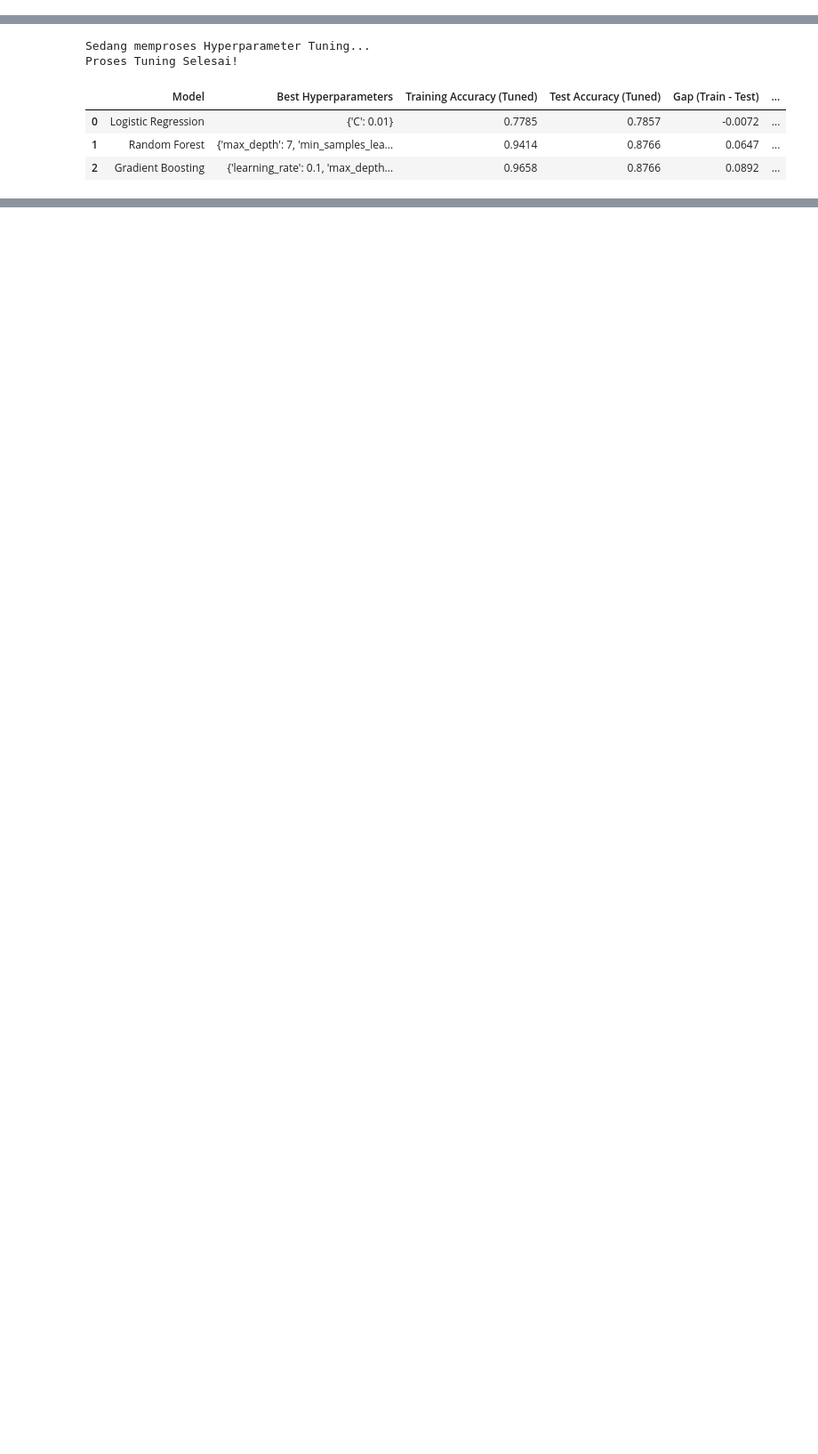
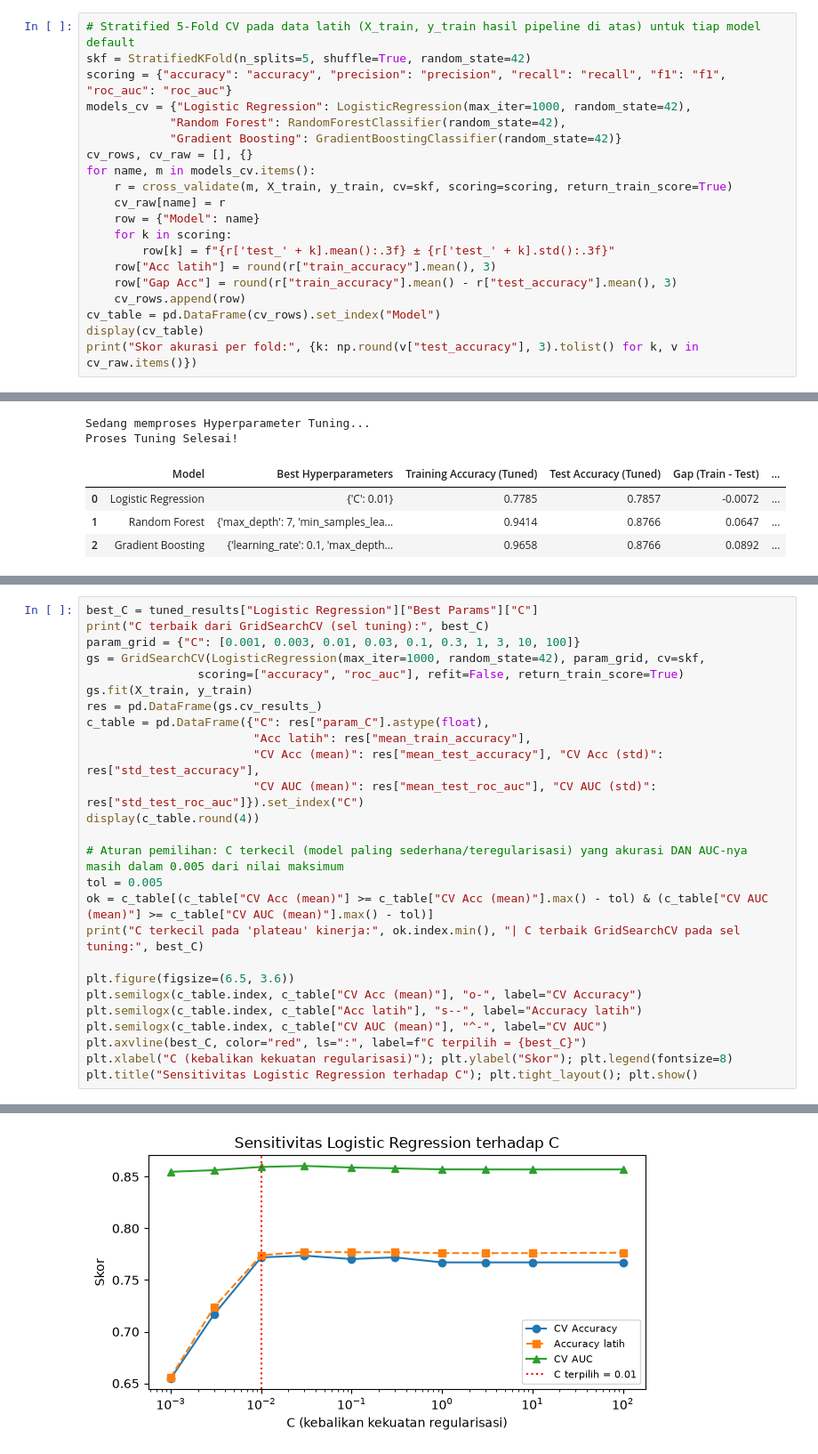
Before and after one commit to RizkyFathurony/PKA_Tugas, a Jupyter notebook: pka.ipynb, the cells around one changed output, grey strips where cells are left out. Shown at 89% size. Drawn from its saved outputs; the diff is of its cells as text; blank space fills up the shorter version.

```diff
--- a/pka.ipynb
+++ b/pka.ipynb
@@ -322,0 +341,20 @@ print(summary_df)
+# %%
+# Stratified 5-Fold CV pada data latih (X_train, y_train hasil pipeline di atas) untuk tiap model default
+skf = StratifiedKFold(n_splits=5, shuffle=True, random_state=42)
+scoring = {"accuracy": "accuracy", "precision": "precision", "recall": "recall", "f1": "f1", "roc_auc": "roc_auc"}
+models_cv = {"Logistic Regression": LogisticRegression(max_iter=1000, random_state=42),
+            "Random Forest": RandomForestClassifier(random_state=42),
+            "Gradient Boosting": GradientBoostingClassifier(random_state=42)}
+cv_rows, cv_raw = [], {}
+for name, m in models_cv.items():
+    r = cross_validate(m, X_train, y_train, cv=skf, scoring=scoring, return_train_score=True)
+    cv_raw[name] = r
+    row = {"Model": name}
+    for k in scoring:
+        row[k] = f"{r['test_' + k].mean():.3f} ± {r['test_' + k].std():.3f}"
+    row["Acc latih"] = round(r["train_accuracy"].mean(), 3)
+    row["Gap Acc"] = round(r["train_accuracy"].mean() - r["test_accuracy"].mean(), 3)
+    cv_rows.append(row)
+cv_table = pd.DataFrame(cv_rows).set_index("Model")
+display(cv_table)
+print("Skor akurasi per fold:", {k: np.round(v["test_accuracy"], 3).tolist() for k, v in cv_raw.items()})
@@ -399,0 +447,27 @@ Proses Tuning Selesai!
+# %%
+best_C = tuned_results["Logistic Regression"]["Best Params"]["C"]
+print("C terbaik dari GridSearchCV (sel tuning):", best_C)
+param_grid = {"C": [0.001, 0.003, 0.01, 0.03, 0.1, 0.3, 1, 3, 10, 100]}
+gs = GridSearchCV(LogisticRegression(max_iter=1000, random_state=42), param_grid, cv=skf,
+                scoring=["accuracy", "roc_auc"], refit=False, return_train_score=True)
+gs.fit(X_train, y_train)
+res = pd.DataFrame(gs.cv_results_)
+c_table = pd.DataFrame({"C": res["param_C"].astype(float),
+                        "Acc latih": res["mean_train_accuracy"],
+                        "CV Acc (mean)": res["mean_test_accuracy"], "CV Acc (std)": res["std_test_accuracy"],
+                        "CV AUC (mean)": res["mean_test_roc_auc"], "CV AUC (std)": res["std_test_roc_auc"]}).set_index("C")
+display(c_table.round(4))
+
+# Aturan pemilihan: C terkecil (model paling sederhana/teregularisasi) yang akurasi DAN AUC-nya masih dalam 0.005 dari nilai maksimum
+tol = 0.005
+ok = c_table[(c_table["CV Acc (mean)"] >= c_table["CV Acc (mean)"].max() - tol) & (c_table["CV AUC (mean)"] >= c_table["CV AUC (mean)"].max() - tol)]
+print("C terkecil pada 'plateau' kinerja:", ok.index.min(), "| C terbaik GridSearchCV pada sel tuning:", best_C)
+
+plt.figure(figsize=(6.5, 3.6))
+plt.semilogx(c_table.index, c_table["CV Acc (mean)"], "o-", label="CV Accuracy")
+plt.semilogx(c_table.index, c_table["Acc latih"], "s--", label="Accuracy latih")
+plt.semilogx(c_table.index, c_table["CV AUC (mean)"], "^-", label="CV AUC")
+plt.axvline(best_C, color="red", ls=":", label=f"C terpilih = {best_C}")
+plt.xlabel("C (kebalikan kekuatan regularisasi)"); plt.ylabel("Skor"); plt.legend(fontsize=8)
+plt.title("Sensitivitas Logistic Regression terhadap C"); plt.tight_layout(); plt.show()
+# %% [output]
@@ -399,0 +488 @@ Proses Tuning Selesai!
+[figure, added]
```
Also changed, not shown: parts of 10 cells of this notebook.
